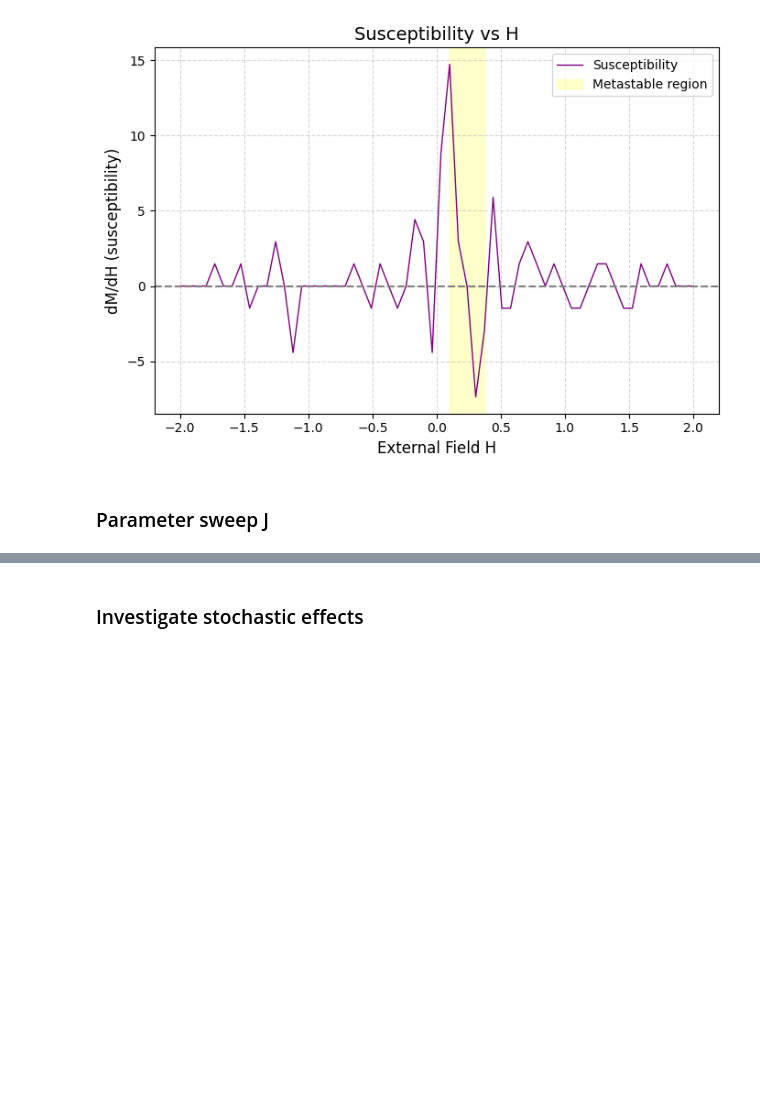
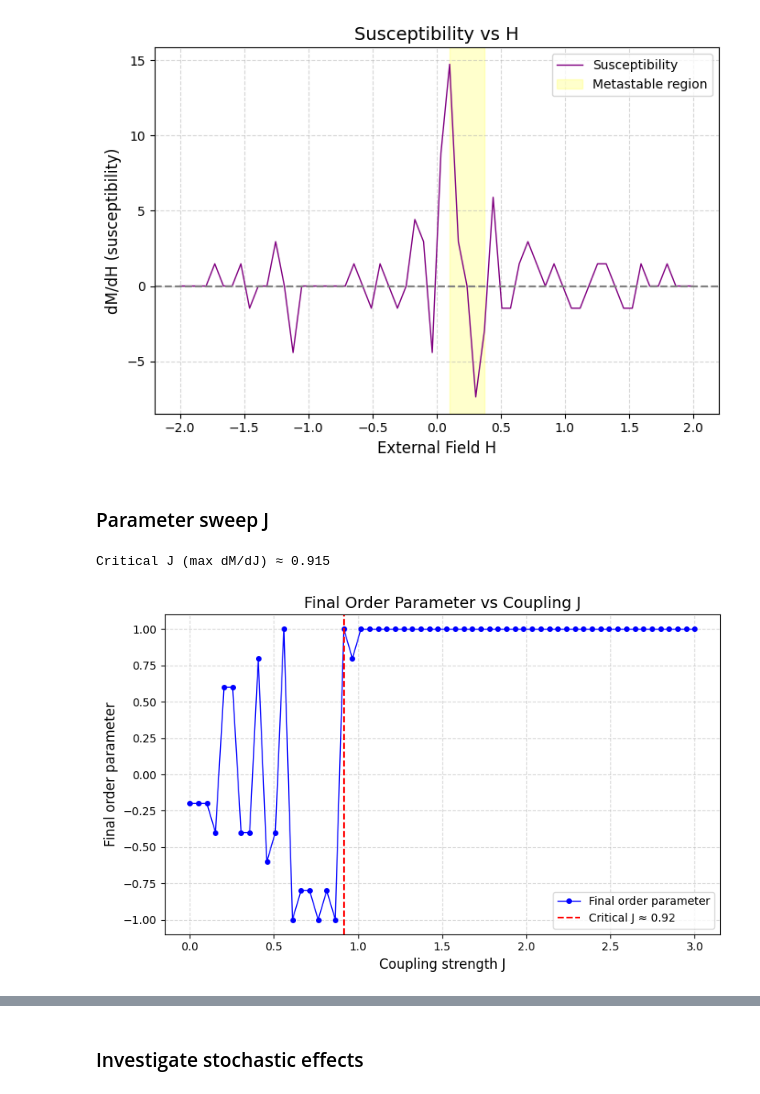
Before and after one commit to kylehtunis/psychopathology_css, a Jupyter notebook: project.ipynb, the cells around one changed output, grey strips where cells are left out. Drawn from its saved outputs; the diff is of its cells as text; code cells hidden in the pictures; blank space fills up the shorter version.

Commit message:
param sweep j with visualizations

```diff
--- a/project.ipynb
+++ b/project.ipynb
@@ -639,3 +639,58 @@ plt.show()
 [figure]
 # %% [markdown]
 ### Parameter sweep J
+# %%
+G = get_symptom_network(group_size=4, bridge_size=2)
+T = 2.269
+length = 800
+warmup = 100
+
+# sweep J from 0 to 3
+J_values = np.linspace(0, 3.0, 60)
+final_orders_J = []
+
+initial_state = None
+
+for i, J in enumerate(J_values):
+    model = IsingSimulation(
+        G,
+        H=0,           # no external stress
+        J=J,
+        T=T,
+        length=length,
+        warmup=warmup,
+        initial_state=initial_state
+    )
+
+    model.run(delta_H=None)
+    final_orders_J.append(model.order_history[-1])
+
+    # for potential hysteresis
+    initial_state = model.current_state.copy()
+
+final_orders_J = np.array(final_orders_J)
+
+# susceptibility
+susceptibility_J = np.gradient(final_orders_J, J_values)
+
+# critical J as max slope
+critical_idx = np.argmax(susceptibility_J)
+critical_J = J_values[critical_idx]
+
+print(f"Critical J (max dM/dJ) ≈ {critical_J:.3f}")
+# %% [output]
+Critical J (max dM/dJ) ≈ 0.915
+# %%
+# plot final order vs J
+plt.figure(figsize=(8,5))
+plt.plot(J_values, final_orders_J, 'b-o', linewidth=1, markersize=4, label='Final order parameter')
+plt.axvline(critical_J, color='red', linestyle='--', linewidth=1.5, label=f'Critical J ≈ {critical_J:.2f}')
+plt.xlabel('Coupling strength J', fontsize=12)
+plt.ylabel('Final order parameter', fontsize=12)
+plt.title('Final Order Parameter vs Coupling J', fontsize=14)
+plt.grid(True, linestyle='--', alpha=0.5)
+plt.legend()
+plt.tight_layout()
+plt.show()
+# %% [output]
+[figure, added]
```
Also changed, not shown: parts of 4 cells of this notebook.
